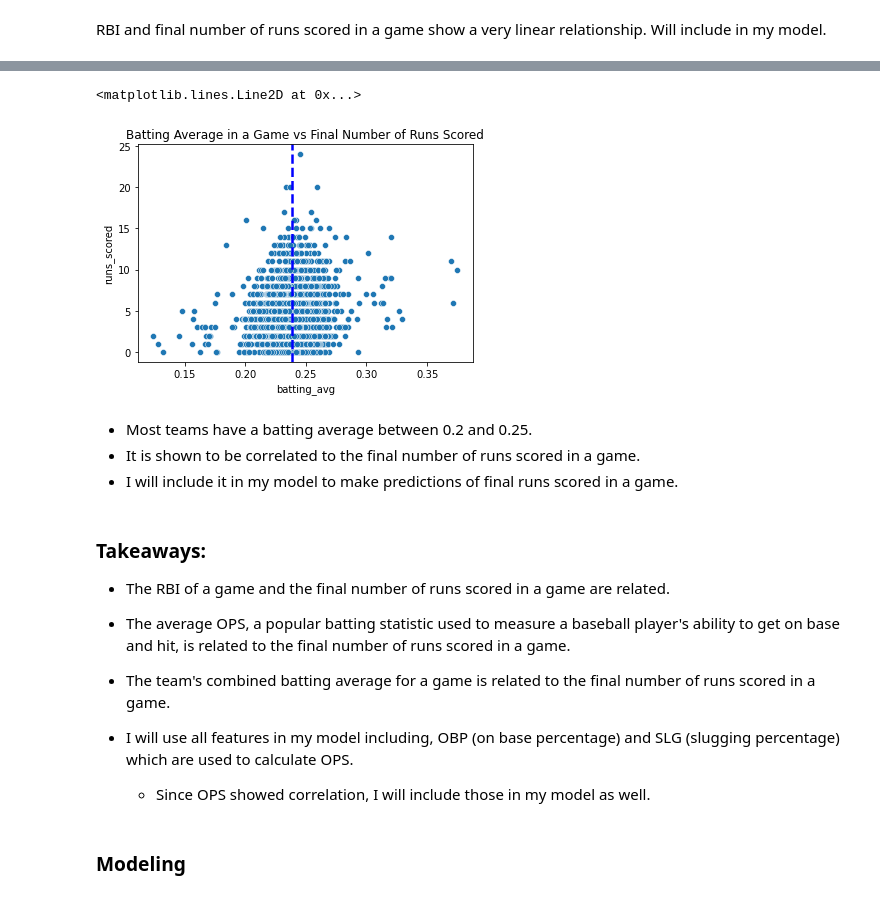
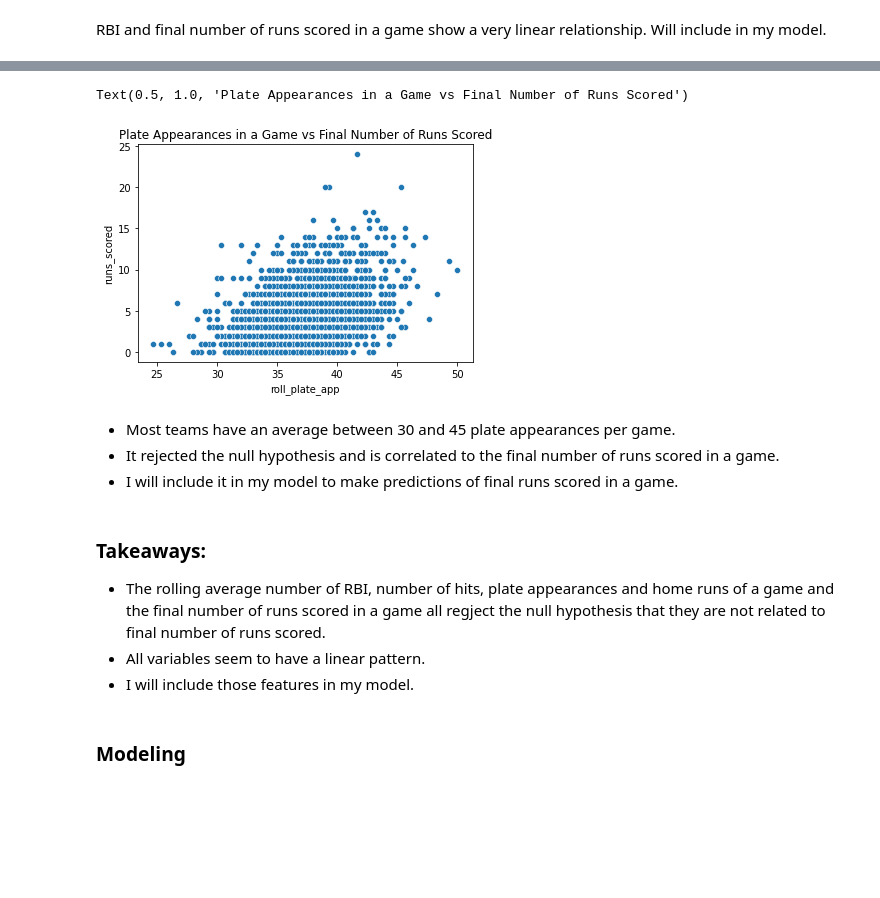
Before and after one commit to veronica-f-reyes/individual-project, a Jupyter notebook: Final_Baseball_Project_Notebook.ipynb, the cells around one changed output, grey strips where cells are left out. Cells and saved outputs as stored; diff of their text form; code cells hidden in the pictures; blank space fills up the shorter version.

```diff
--- a/Final_Baseball_Project_Notebook.ipynb
+++ b/Final_Baseball_Project_Notebook.ipynb
@@ -1636,26 +1640,19 @@ We reject the hypothesis that there is no relationship between the average batti
 # %%
 # Set up the matplotlib figure
-ax = sns.scatterplot(x="batting_avg", y="runs_scored", data=train)
-plt.title('Batting Average in a Game vs Final Number of Runs Scored')
-plt.axvline(x=train.batting_avg.mean(),
-            color='blue',
-            ls='--',
-            lw=2.5)
+ax = sns.scatterplot(x="roll_plate_app", y="runs_scored", data=train)
+plt.title('Plate Appearances in a Game vs Final Number of Runs Scored')
 # %% [output]
-<matplotlib.lines.Line2D at 0x...>
+Text(0.5, 1.0, 'Plate Appearances in a Game vs Final Number of Runs Scored')
-[figure, old version]
+[figure, new version]
 # %% [markdown]
-- Most teams have a batting average between 0.2 and 0.25.
-- It is shown to be correlated to the final number of runs scored in a game.
+- Most teams have an average between 30 and 45 plate appearances per game.
+- It rejected the null hypothesis and is correlated to the final number of runs scored in a game.
 - I will include it in my model to make predictions of final runs scored in a game.
 # %% [markdown]
 ### Takeaways:
-   - The RBI of a game and the final number of runs scored in a game are related.
-   - The average OPS, a popular batting statistic used to measure a baseball player's ability to get on base and hit, is related to the final number of runs scored in a game.
-   - The team's combined batting average for a game is related to the final number of runs scored in a game.
-
-   - I will use all features in my model including, OBP (on base percentage) and SLG (slugging percentage) which are used to calculate OPS.
-       - Since OPS showed correlation, I will include those in my model as well.
+   - The rolling average number of RBI, number of hits, plate appearances and home runs of a game and the final number of runs scored in a game all regject the null hypothesis that they are not related to final number of runs scored.
+   - All variables seem to have a linear pattern.
+   - I will include those features in my model.
 # %% [markdown]
 ### Modeling
 # %%
```
Also changed, not shown: parts of 61 cells of this notebook, 1 other file.
